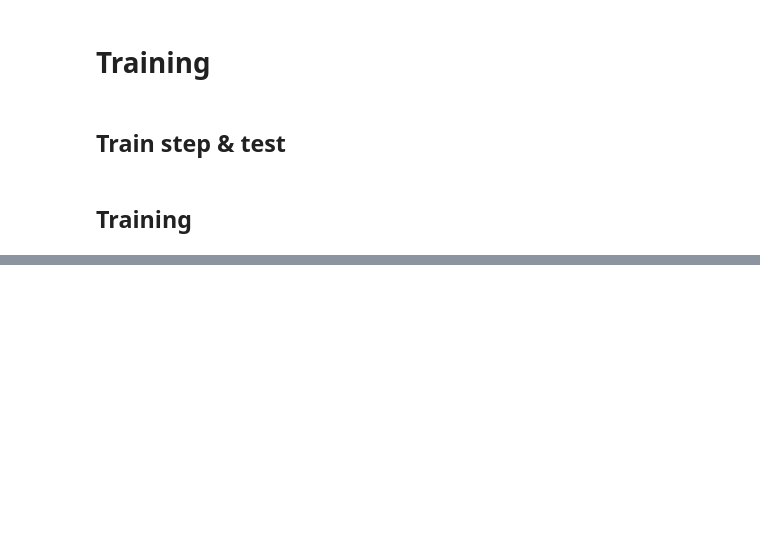
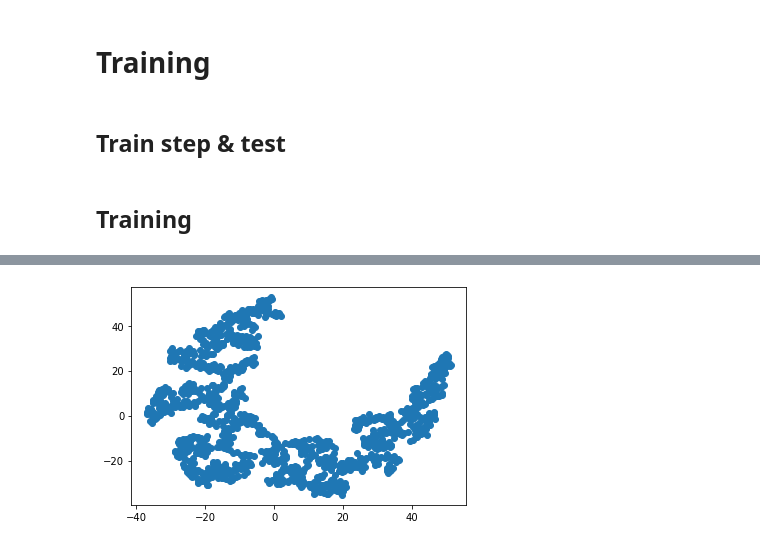
Before and after one commit to nlaasch/iannwtf, a Jupyter notebook: Homework 8/homework8.ipynb, the cells around one changed output, grey strips where cells are left out. Drawn from its saved outputs; the diff is of its cells as text; code cells hidden in the pictures; blank space fills up the shorter version.

```diff
--- a/Homework 8/homework8.ipynb
+++ b/Homework 8/homework8.ipynb
@@ -86,6 +80,8 @@ class Encoder(Layer):
     self.global_pooling = GlobalAveragePooling2D()
     self.dense = Dense(7, activation = "relu")
 
+
+  @tf.function
   def call(self, input):
     x = self.conv_1(input)
     x = self.pool_1(x)
@@ -104,14 +100,19 @@ class Decoder(Layer):
     # reshaoping layer to 7x7x1
     self.reshaping_layer = Reshape((7,7,1))
     self.transp_1 = Conv2DTranspose(32, (3, 3), strides=2, activation="relu", padding="same")
+    self.batch_1 = BatchNormalization()
     self.transp_2 = Conv2DTranspose(32, (3, 3), strides=2, activation="relu", padding="same")
+    self.batch_2 = BatchNormalization()
     self.conv_1 = Conv2D(1, (3, 3), activation="sigmoid", padding="same")
 
+  @tf.function
   def call(self, input):
     x = self.dense(input)
     x = self.reshaping_layer(x)
     x = self.transp_1(x)
+    x = self.batch_1(x)
     x = self.transp_2(x)
+    x = self.batch_2(x)
     x = self.conv_1(x)
 
     return (x)
@@ -122,6 +123,8 @@ class Autoencoder(Model):
         self.encoder = Encoder()
         self.decoder = Decoder()
 
+
+    @tf.function
     def call(self, input):
         x = self.encoder(input)
         x = self.decoder(x)
@@ -262,0 +264,14 @@ plt.show()
+# %%
+from sklearn.manifold import TSNE
+latent_vars = []
+
+for noisy_image, image in train_ds_noisy.take(10):
+    latent_vars.append(model.encoder(noisy_image))
+print(latent_vars)
+latent_vars_array = np.array(latent_vars)
+latent_vars_array_flattened = latent_vars_array.reshape(1280,7)
+print(latent_vars_array_flattened.shape)
+
+latent_vars_2D = TSNE(n_components=2).fit_transform(latent_vars_array_flattened)
+print(latent_vars_2D.shape)
+print(latent_vars_2D)
@@ -262,0 +297,11 @@ plt.show()
+# %%
+X = []
+Y = []
+for x,y in latent_vars_2D:
+    X.append(x)
+    Y.append(y)
+
+plt.scatter(X,Y)
+plt.show()
+# %% [output]
+[figure, added]
```
Also changed, not shown: parts of 10 cells of this notebook.
